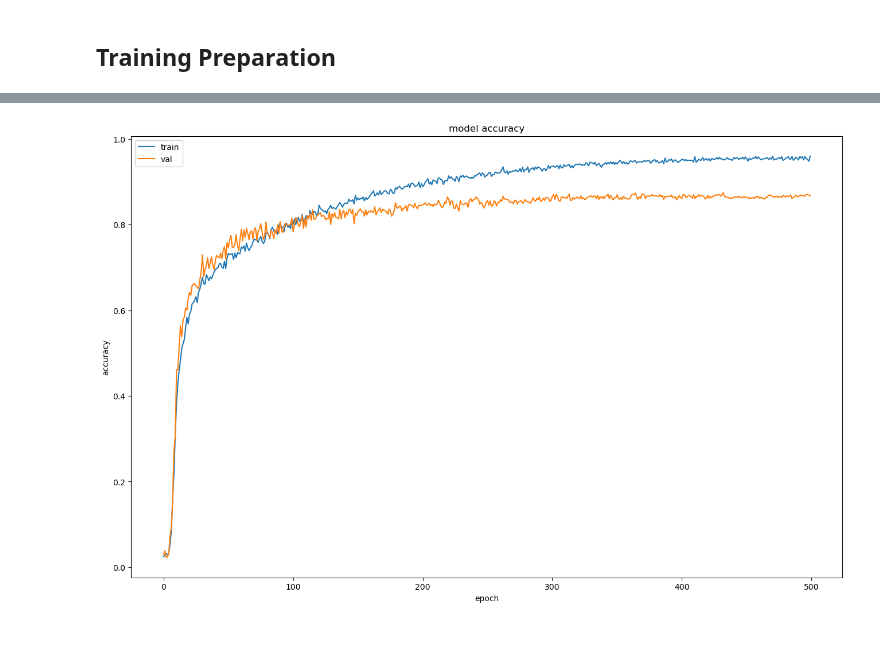
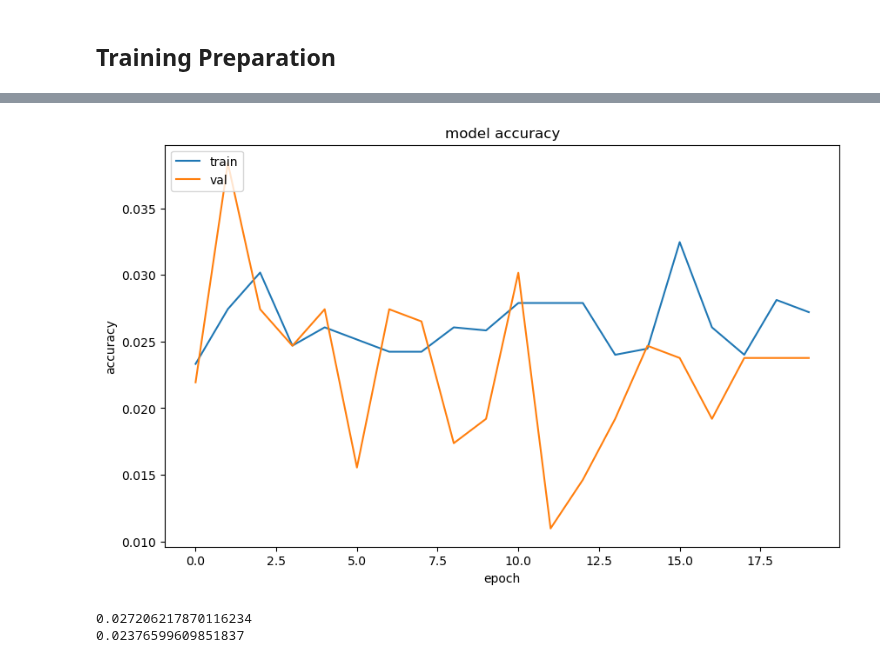
Before and after one commit to Pawcharz/face-recognition-fameous48, a Jupyter notebook: notebook_keras.ipynb, the cells around one changed output, grey strips where cells are left out. Saved outputs shown, nothing was run; the diff lists cells and outputs as text; code cells hidden in the pictures; blank space fills up the shorter version.

```diff
--- a/notebook_keras.ipynb
+++ b/notebook_keras.ipynb
@@ -120,7 +120,7 @@ Testing LeNet-5 Architecture
 # %%
 from keras import Sequential, Input
 
-conv_regularizer = regularizers.l2(l=0.0008)
+conv_regularizer = regularizers.l2(l=0.0006)
 dense_regularizer = regularizers.l2(l=0.01)
 
 # conv_regularizer = regularizers.l2(l=0)
@@ -132,15 +132,15 @@ model = keras.Sequential(
     layers.Conv2D(6, kernel_size=5, padding='same', activation='tanh', kernel_regularizer=conv_regularizer),
     layers.MaxPooling2D(pool_size=2, strides=2),
 
-    layers.Dropout(0.2),
+    layers.Dropout(0.15),
     layers.Conv2D(16, kernel_size=5, padding='same', activation='tanh', kernel_regularizer=conv_regularizer),
     layers.MaxPooling2D(pool_size=2, strides=2),
 
-    layers.Dropout(0.3),
+    layers.Dropout(0.25),
     layers.Conv2D(120, kernel_size=5, padding='same', activation='tanh', kernel_regularizer=conv_regularizer),
 
     layers.Flatten(),
-    layers.Dropout(0.4),
+    layers.Dropout(0.35),
     layers.Dense(84, activation='relu', kernel_regularizer=dense_regularizer),
     layers.Dense(CLASSES, activation='softmax'),
   ]
@@ -172,24 +172,24 @@ from keras.callbacks import LearningRateScheduler
 import math
 
 def get_lr_metric(optimizer):
-    def lr(y_true, y_pred):
-        return optimizer._decayed_lr(tf.float32) # I use ._decayed_lr method instead of .lr
-    return lr
+  def lr(y_true, y_pred):
+    return optimizer._decayed_lr(tf.float32) # I use ._decayed_lr method instead of .lr
+  return lr
 
 
 # optimizer = Adam(learning_rate=0.00025)
-optimizer = Adam(learning_rate=0.01)
+optimizer = Adam(learning_rate=0.1)
 
 lr_metric = get_lr_metric(optimizer)
 model.compile(loss=categorical_crossentropy, optimizer=optimizer, metrics=["accuracy", lr_metric])
 # %%
 def step_decay(epoch):
-   initial_lrate = 0.01
-   drop = 0.9
-   epochs_drop = 10.0
-   lrate = initial_lrate * math.pow(drop,
-           math.floor((1+epoch)/epochs_drop))
-   return lrate
+  initial_lrate = 0.1
+  drop = 0.9
+  epochs_drop = 10.0
+  lrate = initial_lrate * math.pow(drop,
+          math.floor((1+epoch)/epochs_drop))
+  return lrate
 
 lrate_scheduler_callback = LearningRateScheduler(step_decay)
 # %% [markdown]
@@ -207,7 +207,7 @@ model_checkpoint_callback = keras.callbacks.ModelCheckpoint(
 # %%
 %%time
 batch_size = 200
-epochs = 500
+epochs = 20
 
 # K.set_value(model.optimizer.learning_rate, 0.0005)
 
@@ -246,13 +246,20 @@ model.evaluate(X_test, y_test_fixed)
 # %%
 from matplotlib import pyplot as plt
 
-plt.figure(figsize=(16, 10))
+plt.figure(figsize=(10, 6))
 plt.plot(history.history['accuracy'])
 plt.plot(history.history['val_accuracy'])
 plt.title('model accuracy')
 plt.ylabel('accuracy')
 plt.xlabel('epoch')
 plt.legend(['train', 'val'], loc='upper left')
 plt.show()
 # %% [output]
-[figure, old version]
+[figure, new version]
+# %%
+length = len(history.history['accuracy'])
+print(history.history['accuracy'][length-1])
+print(history.history['val_accuracy'][length-1])
+# %% [output]
+0.027206217870116234
+0.02376599609851837
```
Also changed, not shown: parts of 3 cells of this notebook, 3 other files.
